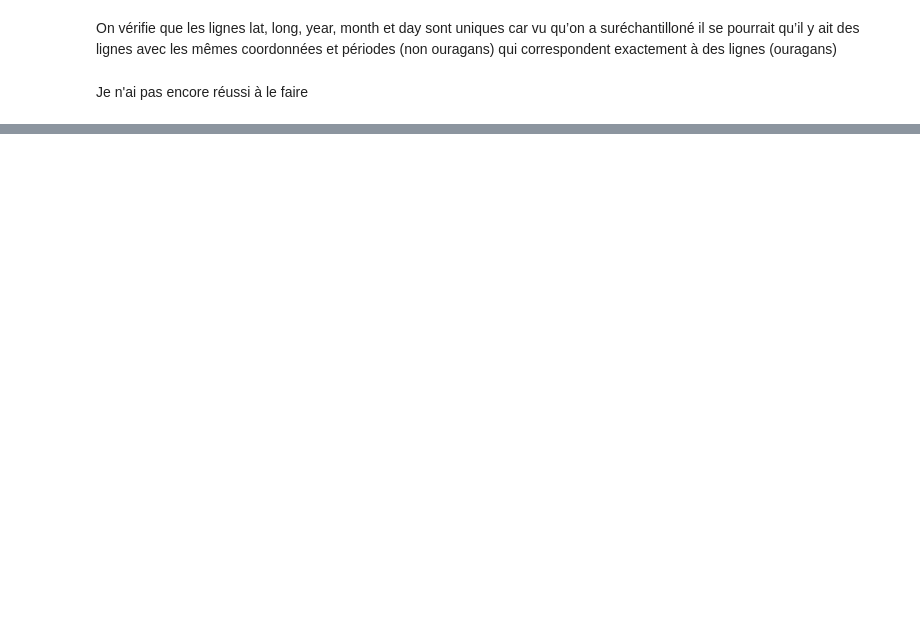
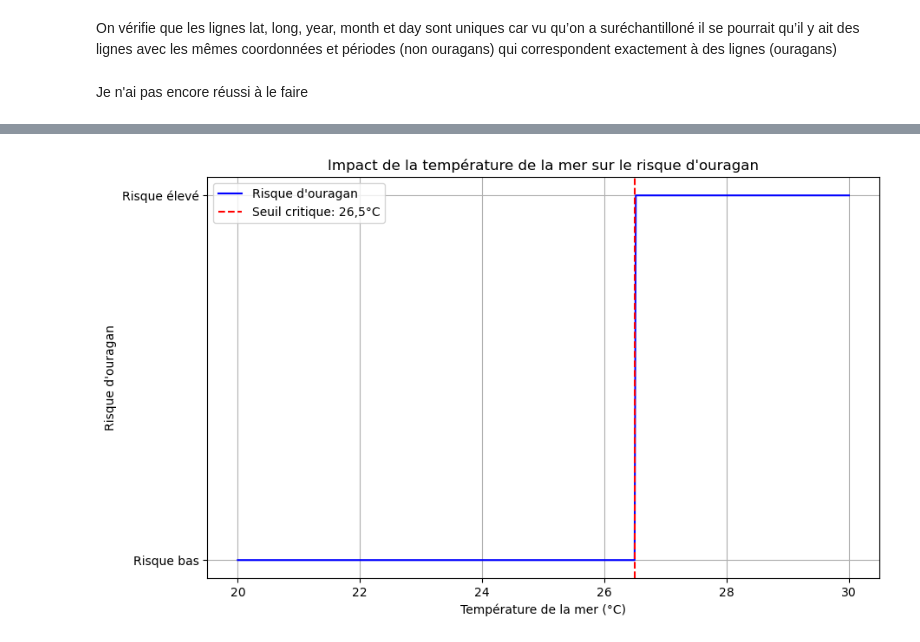
Before and after one commit to andersontess/Projet-Bio-Info, a Jupyter notebook: tess_mitopke_ruffine_kone_2.ipynb, the cells around one changed output, grey strips where cells are left out. Cells and saved outputs as stored; diff of their text form; code cells hidden in the pictures; blank space fills up the shorter version.

```diff
--- a/tess_mitopke_ruffine_kone_2.ipynb
+++ b/tess_mitopke_ruffine_kone_2.ipynb
@@ -516,31 +816,34 @@ df2_min
 # %%
+
 # Générer une plage de températures de la mer allant de 20°C à 30°C
 temperatures = np.linspace(20, 30, 500)
 
-# On considère que pour T < 26.5°C, le risque est faible (0)
-# et pour T >= 26.5°C, le risque devient élevé (1)
-risque = np.where(temperatures >= 26.5, 1, 0)
+# Définir le seuil critique pour le risque d'ouragan
+seuil = 26.5
+
+risque_numeric = np.where(temperatures >= seuil, 1, 0)
 
 # Création de la figure
 plt.figure(figsize=(10, 6))
 
 # Tracé de la courbe du risque en fonction de la température
-plt.plot(temperatures, risque, label="Risque d'ouragan", color='blue')
+plt.plot(temperatures, risque_numeric, label="Risque d'ouragan", color='blue')
 
-# Ajout d'une ligne verticale pour marquer le seuil critique de 26.5°C
-plt.axvline(26.5, color='red', linestyle='--', label="Seuil critique: 26.5°C")
+plt.axvline(seuil, color='red', linestyle='--', label="Seuil critique: 26,5°C")
 
-# Étiquettes et titre
+# Configuration des axes
 plt.xlabel("Température de la mer (°C)")
-plt.ylabel("Risque d'ouragan (0 = faible, 1 = élevé)")
+plt.ylabel("Risque d'ouragan")
 plt.title("Impact de la température de la mer sur le risque d'ouragan")
 
-# Affichage de la légende et de la grille
+
+plt.yticks([0, 1], ["Risque bas", "Risque élevé"])
+
 plt.legend()
 plt.grid(True)
-
-# Affichage du graphique
 plt.show()
+# %% [output]
+[figure, added]
 # %%
 
 def verify_files():
```
Also changed, not shown: parts of 30 cells of this notebook.
